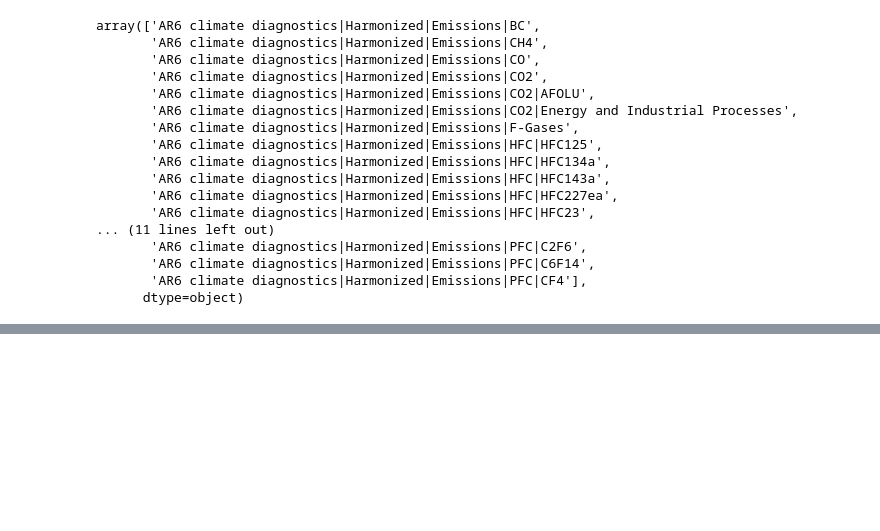
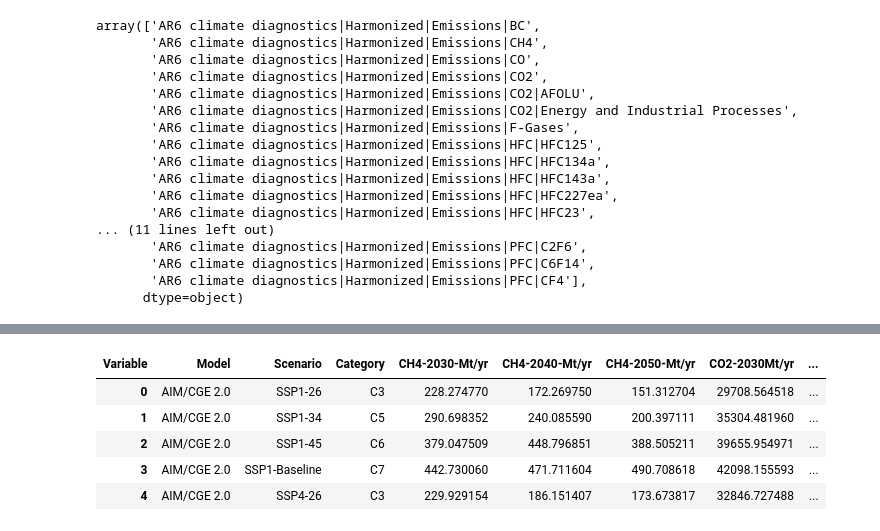
Before and after one commit to muadelm/IPCC_Scenarios, a Jupyter notebook: Classification_of_scenarioes_June2023/Classification_of_scenarioes.ipynb, the cells around one changed output, grey strips where cells are left out. Saved outputs shown, nothing was run; the diff lists cells and outputs as text; code cells hidden in the pictures; blank space fills up the shorter version.

```diff
--- a/Classification_of_scenarioes_June2023/Classification_of_scenarioes.ipynb
+++ b/Classification_of_scenarioes_June2023/Classification_of_scenarioes.ipynb
@@ -176,0 +255,9 @@ df_f
+# %%
+df_final.head()
+# %% [output]
+| Variable | Model | Scenario | Category | CH4-2030-Mt/yr | CH4-2040-Mt/yr | CH4-2050-Mt/yr | CO2-2030Mt/yr | ... |
+| 0 | AIM/CGE 2.0 | SSP1-26 | C3 | 228.274770 | 172.269750 | 151.312704 | 29708.564518 | ... |
+| 1 | AIM/CGE 2.0 | SSP1-34 | C5 | 290.698352 | 240.085590 | 200.397111 | 35304.481960 | ... |
+| 2 | AIM/CGE 2.0 | SSP1-45 | C6 | 379.047509 | 448.796851 | 388.505211 | 39655.954971 | ... |
+| 3 | AIM/CGE 2.0 | SSP1-Baseline | C7 | 442.730060 | 471.711604 | 490.708618 | 42098.155593 | ... |
+| 4 | AIM/CGE 2.0 | SSP4-26 | C3 | 229.929154 | 186.151407 | 173.673817 | 32846.727488 | ... |
```
Also changed, not shown: parts of 17 cells of this notebook.
